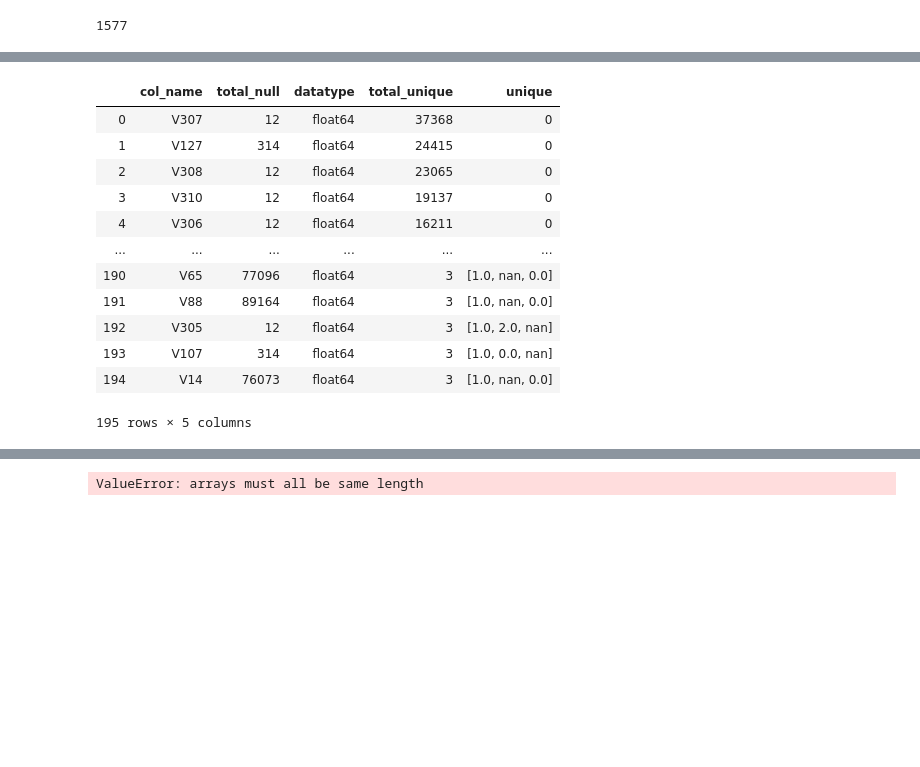
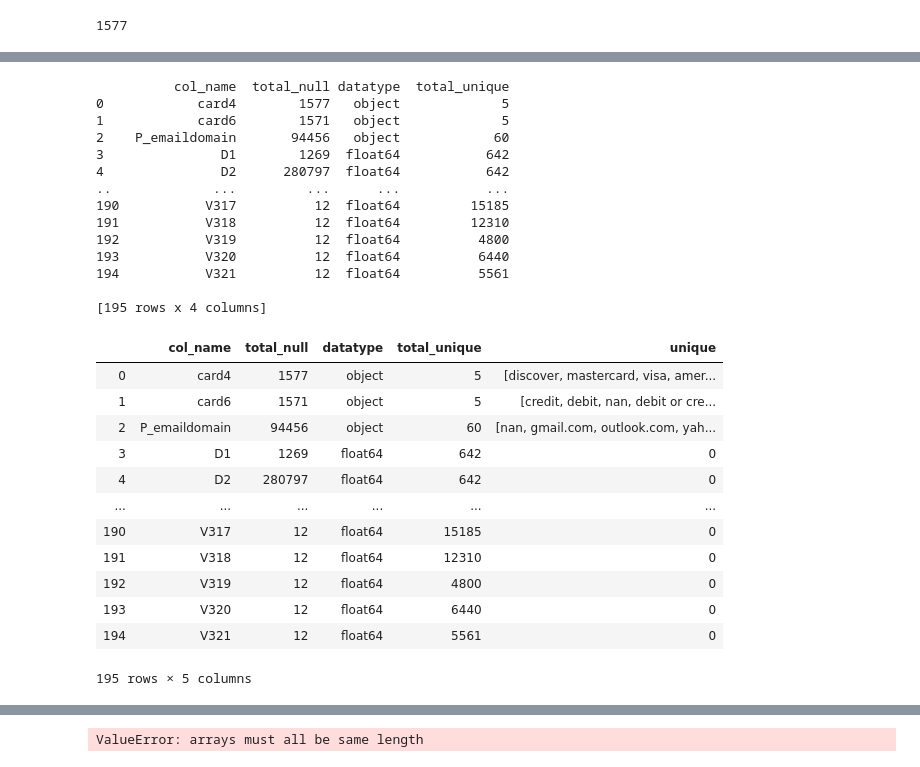
Before and after one commit to kirahman2/fraud_detection, a Jupyter notebook: Fraud Detection EDA.ipynb, the cells around one changed output, grey strips where cells are left out. Cells and saved outputs as stored; diff of their text form; code cells hidden in the pictures; blank space fills up the shorter version.

Commit message:
Adding _create_dataframe function.

```diff
--- a/Fraud Detection EDA.ipynb
+++ b/Fraud Detection EDA.ipynb
@@ -204,10 +204,12 @@ class Preprocessing:
         self.list_unique_val = []
         self.list_unique_total = []
         self.dict_unique = {}
+        self.column_names = ['col_name', 'total_null', 'datatype', 'total_unique']
 
     def missing_values(self):
         for val in df_train.columns:
             total_null = np.sum(df_train[val].isnull())
+
             if total_null > 0:
                 self.list_col.append(val)
                 self.list_total.append(total_null)
@@ -215,30 +217,33 @@ class Preprocessing:
                 self.list_unique_total.append(len(df_train[val].unique()))
                 self.list_unique_val.append(df_train[val].unique())
                 val_unique = df_train[val].unique()
+                self._create_dict(val_unique, df_train, val)
 
-                # create method
-                self._create_dict(val_unique, df_train, val)
-#                 if (len(val_unique) > 99) and isinstance(df_train[val], object):
-#                     self.dict_unique.update([(val,0)])
-#                 if (len(val_unique) > 99) and not isinstance(df_train[val], object):
-#                     self.dict_unique.update([(val,0)])
-#                 if (len(val_unique) < 100):
-#                     self.dict_unique.update([(val, val_unique)])
+        df_null = self._create_dataframe()
+#         list_null = self._create_dataframe(self.list_col, 'col_name')
+#         list_val = self._create_dataframe(self.list_total, 'total_null')
+#         list_datatype = self._create_dataframe(self.list_datatype, 'datatype')
+#         list_unique_total = self._create_dataframe(self.list_unique_total, 'total_unique')
+#         list_test_unique = pd.Series(self.list_unique_val)
 
-        # create a function here
-        list_null = self._create_dataframe(self.list_col, 'col_name')
-        list_val = self._create_dataframe(self.list_total, 'total_null')
-        list_datatype = self._create_dataframe(self.list_datatype, 'datatype')
-        list_unique_total = self._create_dataframe(self.list_unique_total, 'total_unique')
-
-#         list_test_unique = pd.Series(self.list_unique_val)
         series_unique = pd.Series(self.dict_unique)
         self.df = pd.DataFrame(series_unique).reset_index().rename(columns={'index':'col_name', 0:'unique'})
 
-        df_null = self._concat(list_null, list_val, list_datatype, list_unique_total)
+#         df_null = self._concat(list_null, list_val, list_datatype, list_unique_total)
         df_null = df_null.merge(self.df, how='left', left_on='col_name', right_on='col_name')
         df_null.to_csv('/Users/krahman/work/fraud_detection/saved_files/df_null.csv')
         return df_null
+
+    def _create_dataframe(self):
+        counter = -1
+        df_final = pd.DataFrame()
+        for list_val in [self.list_col, self.list_total, self.list_datatype, self.list_unique_total]:
+            counter = counter + 1
+            col_title = self.column_names[counter]
+            df = pd.DataFrame(list_val, columns=[col_title])
+            df_final = pd.concat([df_final, df], axis=1)
+        print(df_final)
+        return df_final
 
     def _create_dict(self, val_unique, df_train, val):
         if (len(val_unique) > 99) and isinstance(df_train[val], object):
@@ -246,48 +251,59 @@ class Preprocessing:
         if (len(val_unique) > 99) and not isinstance(df_train[val], object):
             self.dict_unique.update([(val,0)])
         if (len(val_unique) < 100):
             self.dict_unique.update([(val, val_unique)])
-
-    def _create_dataframe(self, list_val, title):
-        return pd.DataFrame(list_val, columns=[title])
 
     def _concat(self, null, val, datatype, total):
         return pd.concat([null, val, datatype, total],axis=1).sort_values('total_unique',ascending=False)
 
     def _drop_columns(self):
         return
 pp = Preprocessing()
 pp.missing_values()
 
 # determine what to do with columns that have too many unique values... obviously.. types of solutions
 # would be to put "MISSING" for those that dont have an email address... but you will need to evaluate
 # and make instead a counter of unique values, then append that and look at the CSV via google sheets. use
 # something like the code below
 # so we left off on calculating total_unique... should we create some kind of if statement that skips that col
 # if there are too many unique variables? Too many unique variables indicate a col that is not categorical.
 
 # Planning - our preprocessing method must automatically drop missing values, but we can't do that because
 # we need to see about filling them in first, then decide if we need to drop them. Right now, we need to
 # create a dataframe that shows unique values for each column with missing values.
 
 # we need to look at each variable and see if it's unique or categorical. We need to use possibly PCA...? How do
 # we handle so many variables?
 
 # NEXT, how do we put this dictionary into a dataframe?
 # %% [output]
+          col_name  total_null datatype  total_unique
+0            card4        1577   object             5
+1            card6        1571   object             5
+2    P_emaildomain       94456   object            60
+3               D1        1269  float64           642
+4               D2      280797  float64           642
+..             ...         ...      ...           ...
+190           V317          12  float64         15185
+191           V318          12  float64         12310
+192           V319          12  float64          4800
+193           V320          12  float64          6440
+194           V321          12  float64          5561
+
+[195 rows x 4 columns]
 |  | col_name | total_null | datatype | total_unique | unique |
-| 0 | V307 | 12 | float64 | 37368 | 0 |
-| 1 | V127 | 314 | float64 | 24415 | 0 |
-| 2 | V308 | 12 | float64 | 23065 | 0 |
-| 3 | V310 | 12 | float64 | 19137 | 0 |
-| 4 | V306 | 12 | float64 | 16211 | 0 |
+| 0 | card4 | 1577 | object | 5 | [discover, mastercard, visa, amer... |
+| 1 | card6 | 1571 | object | 5 | [credit, debit, nan, debit or cre... |
+| 2 | P_emaildomain | 94456 | object | 60 | [nan, gmail.com, outlook.com, yah... |
+| 3 | D1 | 1269 | float64 | 642 | 0 |
+| 4 | D2 | 280797 | float64 | 642 | 0 |
 | ... | ... | ... | ... | ... | ... |
-| 190 | V65 | 77096 | float64 | 3 | [1.0, nan, 0.0] |
-| 191 | V88 | 89164 | float64 | 3 | [1.0, nan, 0.0] |
-| 192 | V305 | 12 | float64 | 3 | [1.0, 2.0, nan] |
-| 193 | V107 | 314 | float64 | 3 | [1.0, 0.0, nan] |
-| 194 | V14 | 76073 | float64 | 3 | [1.0, nan, 0.0] |
+| 190 | V317 | 12 | float64 | 15185 | 0 |
+| 191 | V318 | 12 | float64 | 12310 | 0 |
+| 192 | V319 | 12 | float64 | 4800 | 0 |
+| 193 | V320 | 12 | float64 | 6440 | 0 |
+| 194 | V321 | 12 | float64 | 5561 | 0 |
-195 rows × 5 columns
+195 rows × 5 columns
 # %%
 # series_test = pd.Series(pp.list_unique_val, name='test')
 # series_test
```
